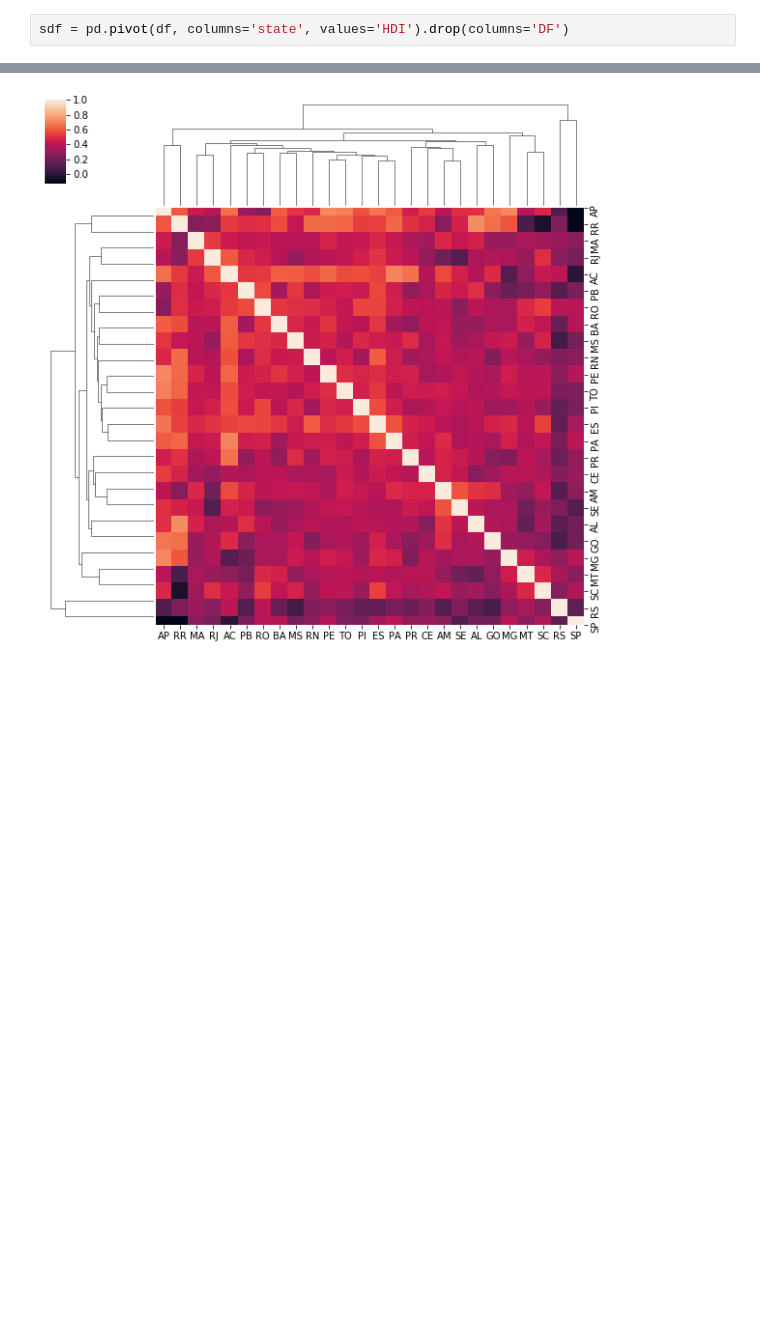
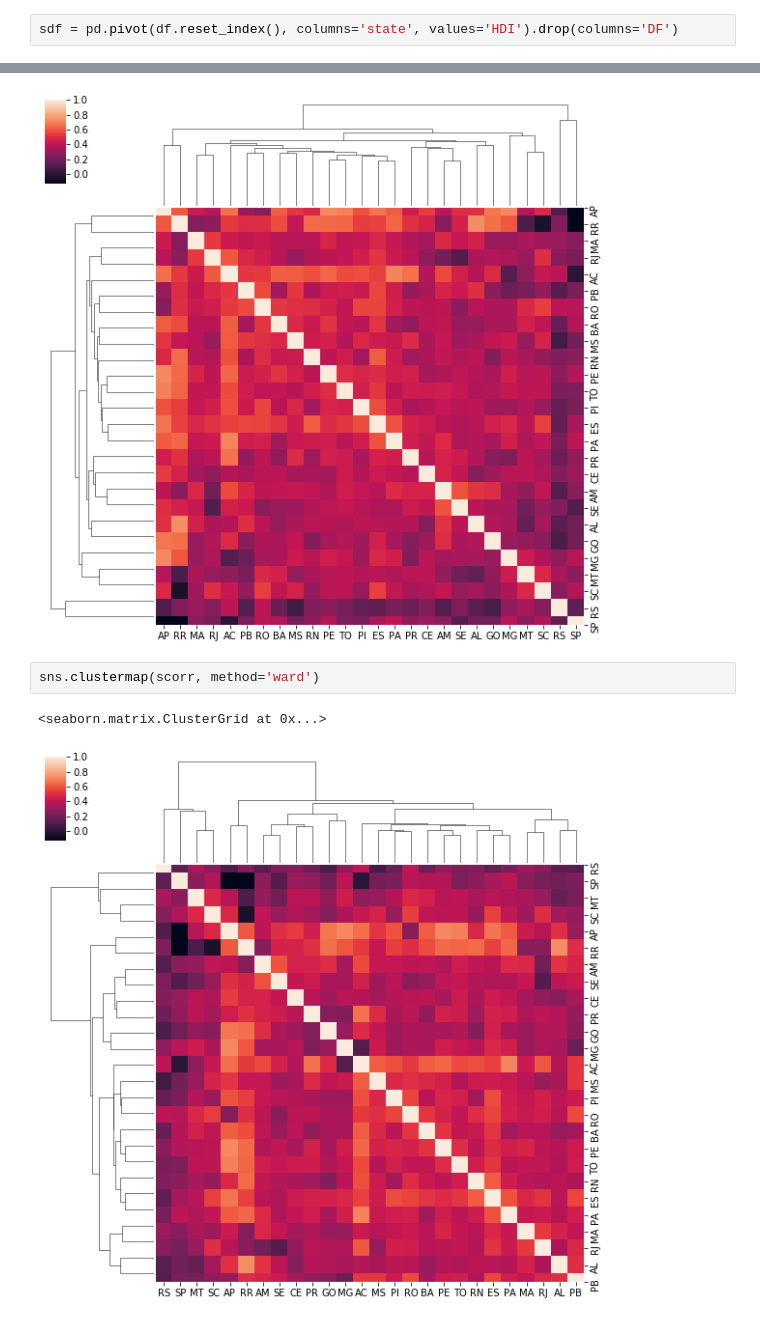
Before and after one commit to mvsantosdev/machine-learning-an-introduction-for-physics, a Jupyter notebook: notebooks/EDA.ipynb, the cells around one changed output, grey strips where cells are left out. Cells and saved outputs as stored; diff of their text form; blank space fills up the shorter version.

```diff
--- a/notebooks/EDA.ipynb
+++ b/notebooks/EDA.ipynb
@@ -425,7 +509,7 @@ sns.heatmap(corr)
 <matplotlib.axes._subplots.AxesSubplot at 0x...>
 [figure]
 # %%
-sdf = pd.pivot(df, columns='state', values='HDI').drop(columns='DF')
+sdf = pd.pivot(df.reset_index(), columns='state', values='HDI').drop(columns='DF')
 # %%
 sdf = pd.concat([idf.dropna().reset_index(drop=True) for st, idf in sdf.iteritems()], axis=1)
 # %%
@@ -435,3 +519,8 @@ sns.clustermap(scorr)
 # %% [output]
 <seaborn.matrix.ClusterGrid at 0x...>
 [figure]
+# %%
+sns.clustermap(scorr, method='ward')
+# %% [output]
+<seaborn.matrix.ClusterGrid at 0x...>
+[figure, added]
```
Also changed, not shown: parts of 31 cells of this notebook, 2 other files.
